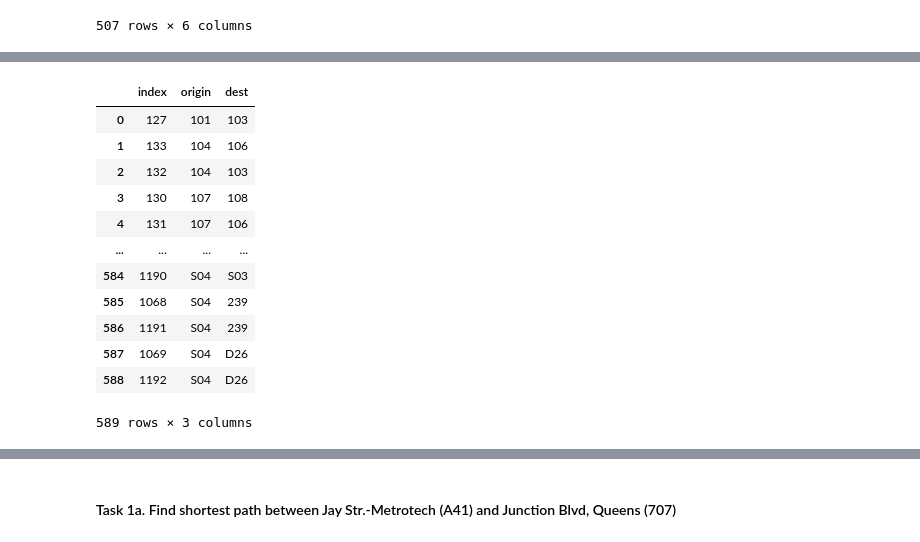
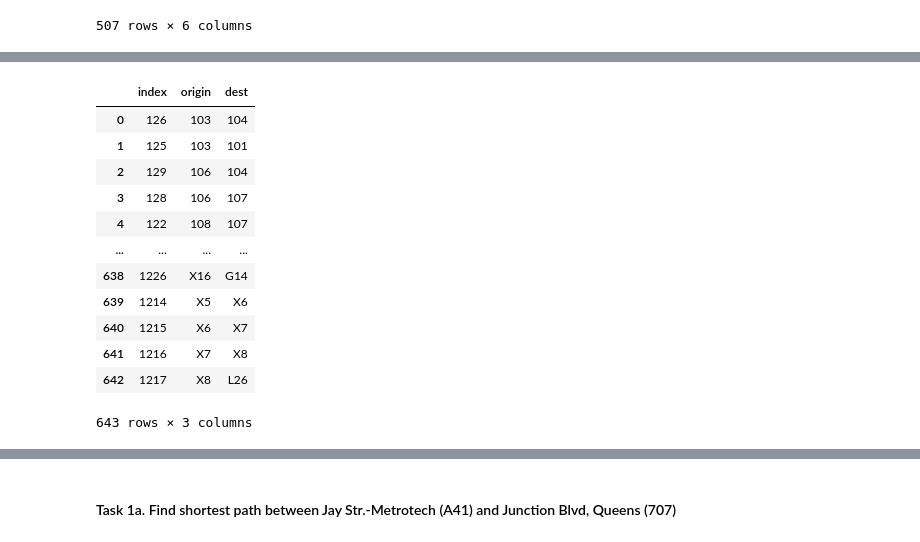
Before and after one commit to CUSPADS2022IBX/IBXRidership, a Jupyter notebook: Gabe's network stuff/subway_platform_network - wIBX.ipynb, the cells around one changed output, grey strips where cells are left out. Saved outputs shown, nothing was run; the diff lists cells and outputs as text; code cells hidden in the pictures.

```diff
--- a/Gabe's network stuff/subway_platform_network - wIBX.ipynb
+++ b/Gabe's network stuff/subway_platform_network - wIBX.ipynb
@@ -232,6 +195,6 @@ S_links
 # %%
 #drop links from Staten Island, concatenate Shuttle links back in (since they get dropped here)
-uLinks = uLinks.loc[(~uLinks['origin'].str.startswith('S')) | (~uLinks['dest'].str.startswith('S'))]
+# uLinks = uLinks.loc[(~uLinks['origin'].str.startswith('S')) | (~uLinks['dest'].str.startswith('S'))]
 
-uLinks = pd.concat([uLinks, S_links], ignore_index=True)
-uLinks
+# uLinks = pd.concat([uLinks, S_links], ignore_index=True)
+# uLinks
@@ -252,23 +201,23 @@ uLinks
 # %%
 #Also, we don't need a directed graph because we will incorporate that logic into the platforms, i.e. only northbound platforms can have an edge, but the direction of that edge
 #isn't important. If the northbound edges are actually going south geographically, it doesn't make a difference. So let's remove duplicate edges that are A-->B and B-->A
-uuLinks = uLinks[pd.DataFrame(np.sort(uLinks[['origin','dest']].values,1)).duplicated()].sort_values('origin')
+uuLinks = uLinks[~pd.DataFrame(np.sort(uLinks[['origin','dest']].values,1)).duplicated()].sort_values('origin')
 uuLinks.reset_index(inplace=True)
 uuLinks
 # %% [output]
 |  | index | origin | dest |
-| 0 | 127 | 101 | 103 |
-| 1 | 133 | 104 | 106 |
-| 2 | 132 | 104 | 103 |
-| 3 | 130 | 107 | 108 |
-| 4 | 131 | 107 | 106 |
+| 0 | 126 | 103 | 104 |
+| 1 | 125 | 103 | 101 |
+| 2 | 129 | 106 | 104 |
+| 3 | 128 | 106 | 107 |
+| 4 | 122 | 108 | 107 |
 | ... | ... | ... | ... |
-| 584 | 1190 | S04 | S03 |
-| 585 | 1068 | S04 | 239 |
-| 586 | 1191 | S04 | 239 |
-| 587 | 1069 | S04 | D26 |
-| 588 | 1192 | S04 | D26 |
+| 638 | 1226 | X16 | G14 |
+| 639 | 1214 | X5 | X6 |
+| 640 | 1215 | X6 | X7 |
+| 641 | 1216 | X7 | X8 |
+| 642 | 1217 | X8 | L26 |
-589 rows × 3 columns
+643 rows × 3 columns
 # %%
 d = pd.DataFrame(np.zeros((uuLinks.shape[0], pfs.line_.nunique())))
 d.columns = pfs.line_.unique()
```
Also changed, not shown: parts of 40 cells of this notebook, 1 other file.
